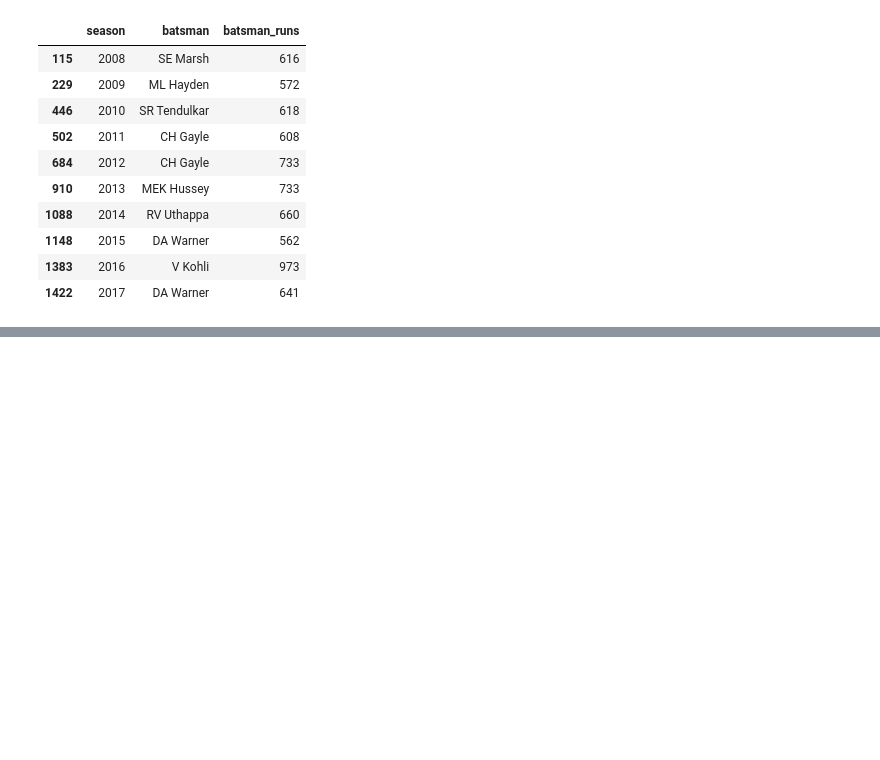
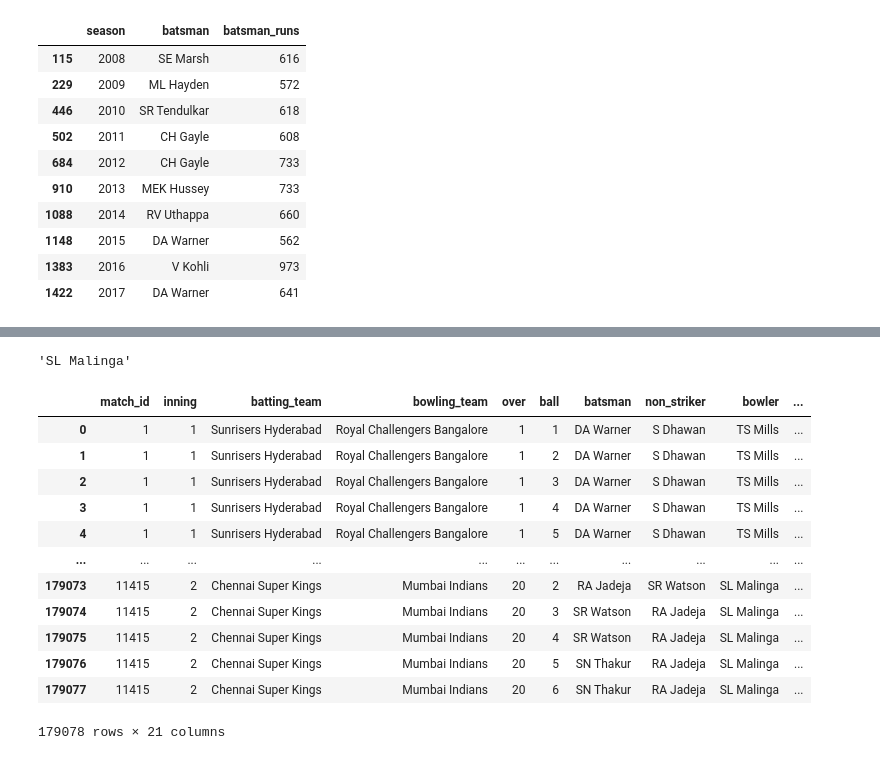
Before and after one commit to Arham097/Pandas, a Jupyter notebook: Practice_Problems.ipynb, the cells around one changed output, grey strips where cells are left out. Saved outputs shown, nothing was run; the diff lists cells and outputs as text; code cells hidden in the pictures; blank space fills up the shorter version.

```diff
--- a/Practice_Problems.ipynb
+++ b/Practice_Problems.ipynb
@@ -1325,0 +1416,17 @@ merged.groupby(['season','batsman'])['batsman_runs'].sum().reset_index().sort_va
+# %%
+ipl_deliveries = pd.read_csv('deliveries.csv')
+ipl_matches = pd.read_csv('matches.csv')
+full_matches = ipl_matches.merge(ipl_deliveries, right_on='match_id',left_on='id')
+dismissals = full_matches[full_matches['player_dismissed'].notnull()]
+dismissals_by_season = dismissals.groupby(['season','bowler']).agg({
+  'player_dismissed': 'count'
+}).reset_index().sort_values(['season','player_dismissed'],ascending=[True,False])
+
+
+legal_balls = full_matches[(full_matches['wide_runs']==0) & (full_matches['noball_runs'] == 0)]
+runs_ball = legal_balls.groupby(['season','bowler']).agg({
+  'batsman_runs': 'sum',
+  'ball':'count'
+}).reset_index()
+runs_ball['economy'] = runs_ball['batsman_runs']/ (runs_ball['ball']/6)
+runs_ball.merge(dismissals_by_season,on=['season','bowler'])[['season','bowler','player_dismissed','economy']].sort_values(['season','player_dismissed', 'economy'], ascending=[True,False,True]).drop_duplicates('season',keep='first')
@@ -1325,0 +1450,28 @@ merged.groupby(['season','batsman'])['batsman_runs'].sum().reset_index().sort_va
+# %%
+death_overs = ipl_deliveries[ipl_deliveries['over']>15]
+death_overs_legal = death_overs[(death_overs['wide_runs']==0) & (death_overs['noball_runs'] == 0)]
+summary = death_overs_legal.groupby('bowler').agg({
+  'batsman_runs': 'sum',
+  'ball': 'count',
+  'player_dismissed': 'count'
+}).reset_index()
+summary['economy']= round(summary['batsman_runs']/(summary['ball']/6),2)
+summary.sort_values(['player_dismissed','economy'],ascending=[False,True]).head(1)['bowler'].values[0]
+# %% [output]
+'SL Malinga'
+# %%
+ipl_deliveries
+# %% [output]
+|  | match_id | inning | batting_team | bowling_team | over | ball | batsman | non_striker | bowler | ... |
+| 0 | 1 | 1 | Sunrisers Hyderabad | Royal Challengers Bangalore | 1 | 1 | DA Warner | S Dhawan | TS Mills | ... |
+| 1 | 1 | 1 | Sunrisers Hyderabad | Royal Challengers Bangalore | 1 | 2 | DA Warner | S Dhawan | TS Mills | ... |
+| 2 | 1 | 1 | Sunrisers Hyderabad | Royal Challengers Bangalore | 1 | 3 | DA Warner | S Dhawan | TS Mills | ... |
+| 3 | 1 | 1 | Sunrisers Hyderabad | Royal Challengers Bangalore | 1 | 4 | DA Warner | S Dhawan | TS Mills | ... |
+| 4 | 1 | 1 | Sunrisers Hyderabad | Royal Challengers Bangalore | 1 | 5 | DA Warner | S Dhawan | TS Mills | ... |
+| ... | ... | ... | ... | ... | ... | ... | ... | ... | ... | ... |
+| 179073 | 11415 | 2 | Chennai Super Kings | Mumbai Indians | 20 | 2 | RA Jadeja | SR Watson | SL Malinga | ... |
+| 179074 | 11415 | 2 | Chennai Super Kings | Mumbai Indians | 20 | 3 | SR Watson | RA Jadeja | SL Malinga | ... |
+| 179075 | 11415 | 2 | Chennai Super Kings | Mumbai Indians | 20 | 4 | SR Watson | RA Jadeja | SL Malinga | ... |
+| 179076 | 11415 | 2 | Chennai Super Kings | Mumbai Indians | 20 | 5 | SN Thakur | RA Jadeja | SL Malinga | ... |
+| 179077 | 11415 | 2 | Chennai Super Kings | Mumbai Indians | 20 | 6 | SN Thakur | RA Jadeja | SL Malinga | ... |
+179078 rows × 21 columns
```
Also changed, not shown: parts of 33 cells of this notebook, 4 other files.
